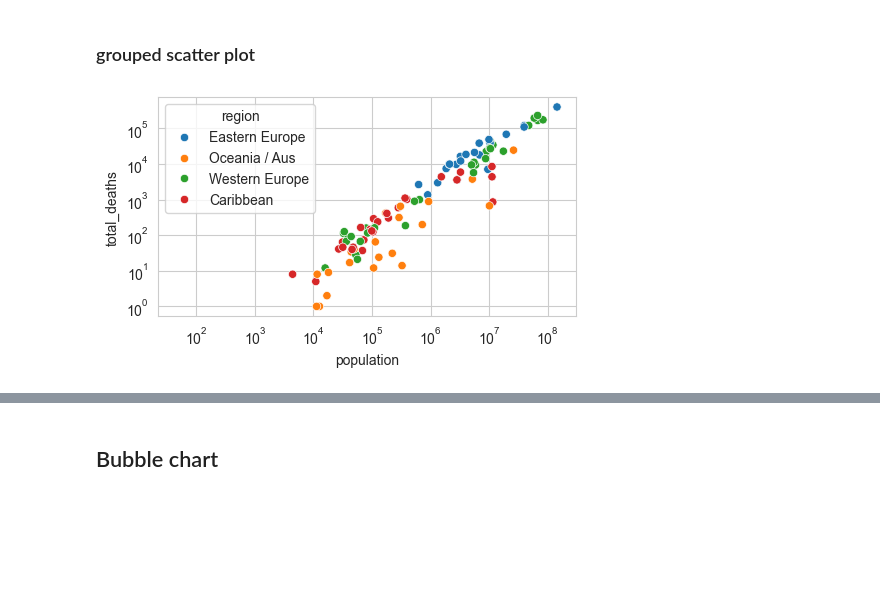
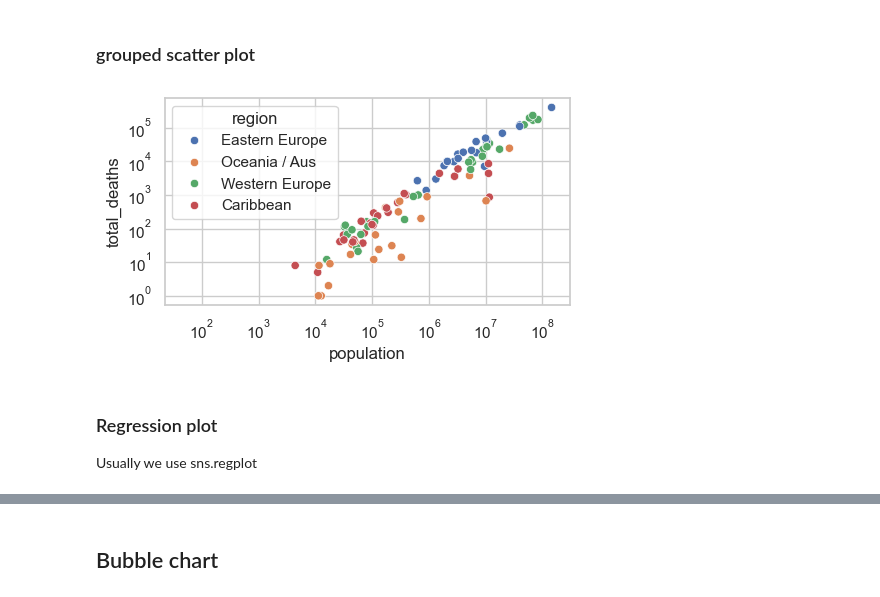
Before and after one commit to jieshu-wang-SBU/EST389_371_2026_spring, a Jupyter notebook: lectures/07-Data_visualization/07-04_Visualize_two_or_more_numerical_variables.ipynb, the cells around one changed output, grey strips where cells are left out. Cells and saved outputs as stored; diff of their text form; code cells hidden in the pictures; blank space fills up the shorter version.

Commit message:
regplot and lmplot

```diff
--- a/lectures/07-Data_visualization/07-04_Visualize_two_or_more_numerical_variables.ipynb
+++ b/lectures/07-Data_visualization/07-04_Visualize_two_or_more_numerical_variables.ipynb
@@ -26,15 +28,19 @@ plt.yscale('log')
 # %% [markdown]
 ### grouped scatter plot
-# %%
-fig, ax=plt.subplots(nrows=1, ncols=1, figsize=(5,3), tight_layout=True)
-
-sns.scatterplot(data=covid_totals[covid_totals['region'].isin(['Western Europe', 'Caribbean', 'Oceania / Aus', 'Eastern Europe'])],
-                x='population',
-                y='total_deaths',
-                hue='region',
-                ax=ax)
-
-plt.xscale('log')
-plt.yscale('log')
-# %% [output]
-[figure, removed]
+# %%
+fig, ax=plt.subplots(nrows=1, ncols=1, figsize=(5,3), tight_layout=True)
+sns.set_theme(style="whitegrid")
+
+sns.scatterplot(data=covid_totals[covid_totals['region'].isin(['Western Europe', 'Caribbean', 'Oceania / Aus', 'Eastern Europe'])],
+                x='population',
+                y='total_deaths',
+                hue='region',
+                ax=ax)
+
+plt.xscale('log')
+plt.yscale('log')
+# %% [output]
+[figure, added]
+# %% [markdown]
+### Regression plot
+Usually we use sns.regplot
```
Also changed, not shown: parts of 8 cells of this notebook, 2 other files.
